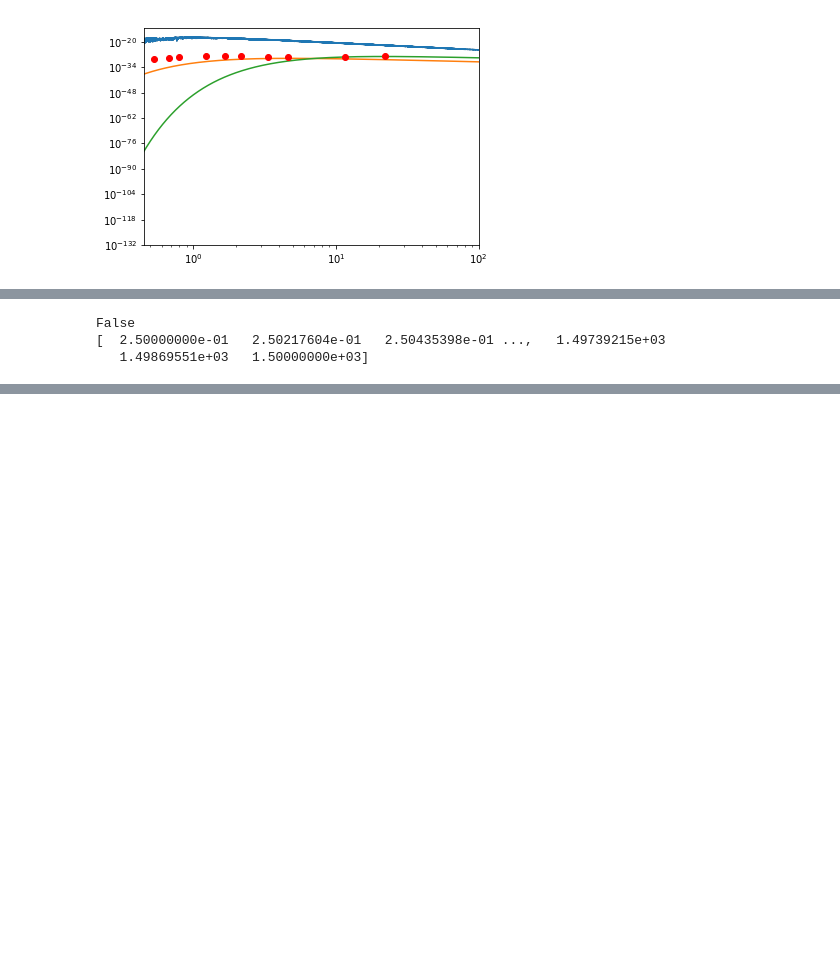
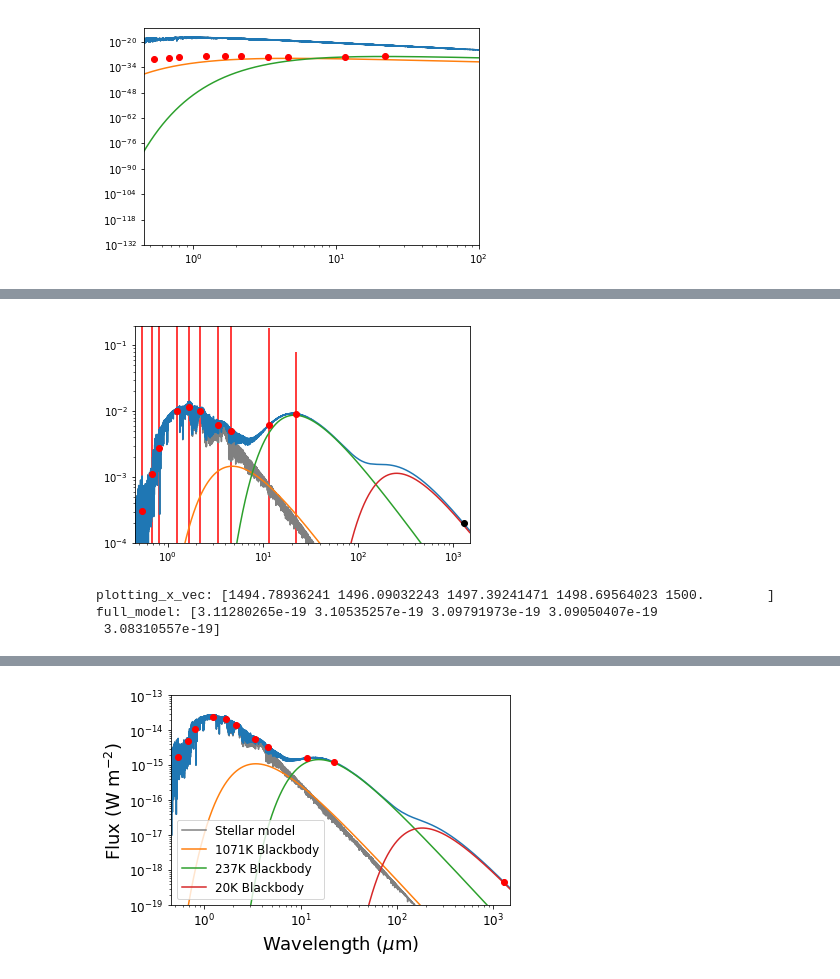
Before and after one commit to silverbergastro/sedfitting, a Jupyter notebook: SEDplotting_for_poster.ipynb, the cells around one changed output, grey strips where cells are left out. Cells and saved outputs as stored; diff of their text form; code cells hidden in the pictures; blank space fills up the shorter version.

```diff
--- a/SEDplotting_for_poster.ipynb
+++ b/SEDplotting_for_poster.ipynb
@@ -204,10 +204,10 @@ spect_file = '..\\..\\BTSettlstuff_use\\BT-Settl_M-0.0a+0.0\\lte031.0-4.5-0.0a+0
 
 spec_X, spec_S, spec_dict = fluxdrive_plot(spect_file,1)
 
-plotting_logx_list = np.linspace(np.log10(0.25), np.log10(1500.), 10000).tolist()
-#plotting_x_vec = np.zeros(10000)
+plotting_logx_list = np.linspace(np.log10(0.25), np.log10(1500.), 10001).tolist()
+plotting_x_vec = np.zeros(10001)
 
-plotting_logx_list.append(np.log10(200.))
+#plotting_logx_list.append(np.log10(200.))
 
 plotting_logx_vec = np.array(sorted(plotting_logx_list))
 
@@ -265,6 +265,8 @@ full_model_flux = plotting_spec_S_flux + hot_disk_flux_nu + warm_disk_flux_nu +
 full_model_flux_200 = np.interp(200., plotting_x_vec, full_model_flux)
 print full_model_flux_200
 
+print plotting_x_vec
+
 plt.figure()
 #plt.errorbar(wavelengths, obs_nuFnu, color='r', fmt='o', yerr=obs_nuFnu_errs)
 plt.errorbar(wavelengths, obsfluxes_Jy, color = 'r', fmt='o', yerr=obsfluxerrs_Jy)
@@ -290,8 +292,8 @@ cold_disk_nuFnu = (cold_disk_flux_nu * 1.0e-26) * 299792458./plotting_xvec_meter
 
 full_model = plotting_flux_spec_S + hot_disk_nuFnu + warm_disk_nuFnu + cold_disk_nuFnu
 
-print (200. in plotting_x_vec)
-print plotting_x_vec
+#print (200. in plotting_x_vec)
+#print plotting_x_vec
 
 #spec_S_flux_200 = np.interp(2000000., spec_X, spec_S_flux)
 #hot_disk_flux_200 = blackbody_lambda(2000000., 1071.) * np.pi * u.sr * 0.001 * u.s * u.cm * u.cm / u.erg * u.AA #1.0e10 * u.AA#* plotting_xvec_angstroms * 0.054 * 2.0e-22 * u.AA * u.cm * u.cm * u.s * np.pi * u.sr / u.erg #(0.054*(3050.**4)*rdstar/(1071.**4))
@@ -307,7 +309,10 @@ print plotting_x_vec
 #print 'Without:', spec_S_flux_200 + hot_disk_flux_nu_200 + warm_disk_flux_nu_200
 #print 'With:', spec_S_flux_200 + hot_disk_flux_nu_200 + warm_disk_flux_nu_200 + cold_disk_flux_nu_200
 
-plt.figure(figsize=(8.25, 6.2))
+print 'plotting_x_vec:',plotting_x_vec[-5:]
+print 'full_model:',full_model[-5:]
+
+plt.figure(figsize=(6., 4.))
 plt.errorbar(wavelengths, obs_nuFnu, color='r', fmt='o', yerr=3.*obs_nuFnu_errs)
 plt.errorbar(1300., ALMA_nuFnu, color='r', fmt='o', yerr=3.*ALMA_nuFnuerr)
 #plt.errorbar(wavelengths, obsfluxes_Jy, color = 'r', fmt='o', yerr=obsfluxerrs_Jy)
@@ -320,13 +325,13 @@ plt.plot(plotting_x_vec, hot_disk_nuFnu, label='1071K Blackbody')
 plt.plot(plotting_x_vec, warm_disk_nuFnu, label='237K Blackbody')
 plt.plot(plotting_x_vec, cold_disk_nuFnu, label='20K Blackbody')
 
-plt.xticks(fontsize=21)
-plt.yticks(fontsize=21)
+plt.xticks(fontsize=12)
+plt.yticks(fontsize=12)
 
-plt.xlabel(r'Wavelength ($\mu$m)', fontsize=28)
-plt.ylabel(r'Flux (W m$^{-2}$)', fontsize=28)
+plt.xlabel(r'Wavelength ($\mu$m)', fontsize=18)
+plt.ylabel(r'Flux (W m$^{-2}$)', fontsize=18)
 
-plt.legend(loc='lower left',fontsize=18)
+plt.legend(loc='lower left',fontsize=12)
 
 
 #plt.tickparams(fontsize=24)
@@ -336,11 +341,12 @@ plt.ylim(10.**-19, 10.**-13)
 #plt.ylim(0.0001,0.2)
 #plt.show()
 
-plt.gcf().subplots_adjust(bottom=0.16)
-plt.gcf().subplots_adjust(top=0.97)
-plt.gcf().subplots_adjust(left=0.18)
-plt.gcf().subplots_adjust(right=0.97)
+#plt.gcf().subplots_adjust(bottom=0.16)
+#plt.gcf().subplots_adjust(top=0.97)
+#plt.gcf().subplots_adjust(left=0.18)
+#plt.gcf().subplots_adjust(right=0.97)
+plt.tight_layout()
 
-plt.show()
-#plt.savefig('SED_for_poster.pdf')
+#plt.show()
+plt.savefig('J0808_Chandra_proposal.png')
 # %% [output]
@@ -351,3 +357,4 @@ warm_disk_flux_nu 0.00872249283954
+[figure, added]
-False
-[  2.50000000e-01   2.50217604e-01   2.50435398e-01 ...,   1.49739215e+03
-   1.49869551e+03   1.50000000e+03]
+plotting_x_vec: [1494.78936241 1496.09032243 1497.39241471 1498.69564023 1500.        ]
+full_model: [3.11280265e-19 3.10535257e-19 3.09791973e-19 3.09050407e-19
+ 3.08310557e-19]
@@ -356,3 +361,4 @@ False
+[figure, added]
 # %%
 hot_disk_flux_200 = blackbody_lambda(2000000., 1071.) * np.pi * u.sr * 0.001 * u.s * u.cm * u.cm / u.erg * u.AA #1.0e10 * u.AA#* plotting_xvec_angstroms * 0.054 * 2.0e-22 * u.AA * u.cm * u.cm * u.s * np.pi * u.sr / u.erg #(0.054*(3050.**4)*rdstar/(1071.**4))
 warm_disk_flux_200 = blackbody_lambda(2000000., 237.) * np.pi * u.sr * 0.001 * u.s * u.cm * u.cm / u.erg * u.AA #1.0e10 * u.AA#* plotting_xvec_angstroms * 0.070 * 1.5e-19 * u.AA * u.cm * u.cm * u.s * np.pi * u.sr / u.erg #(0.070*(3050.**4)*rdstar/(237.**4)) *0.001
```
Also changed, not shown: parts of 3 cells of this notebook, 10 other files.
